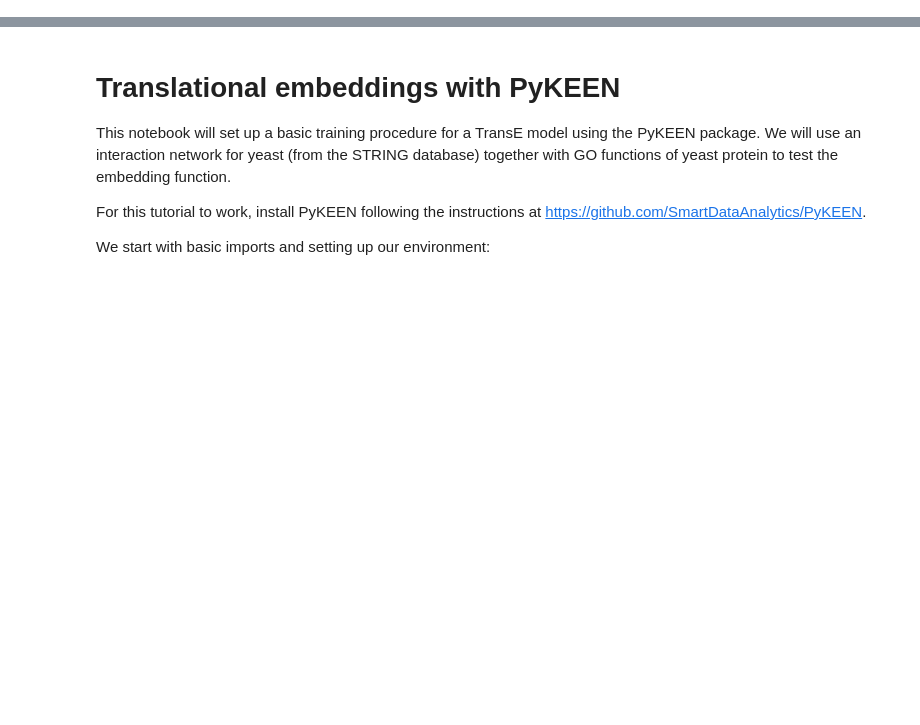
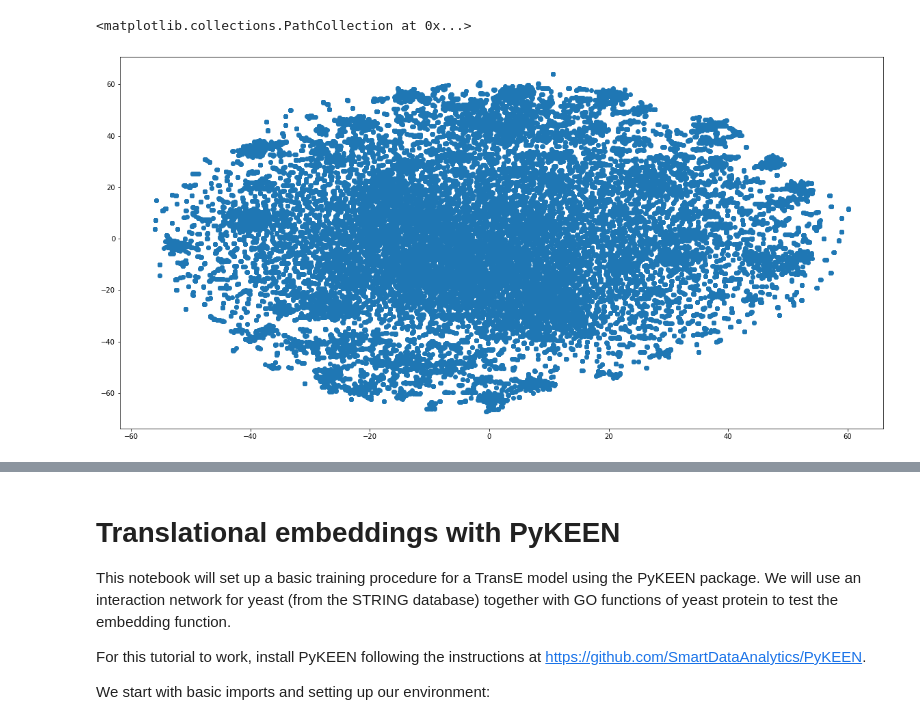
Before and after one commit to bio-ontology-research-group/ontology-tutorial, a Jupyter notebook: transe.ipynb, the cells around one changed output, grey strips where cells are left out. Drawn from its saved outputs; the diff is of its cells as text; code cells hidden in the pictures; blank space fills up the shorter version.

```diff
--- a/transe.ipynb
+++ b/transe.ipynb
@@ -0,0 +59,26 @@
+# %%
+import numpy as np
+import pandas as pd
+
+embeddings = pd.read_csv('data/yeast-classes-rdf.model.vec', header = None, skiprows = 1, sep = ' ')
+embds_data = embeddings.values
+embeddings_dict = dict(zip(embds_data[:,0],embds_data[:,1:-1]))
+
+mappings = pd.read_csv('data/yeast-classes-rdf.map', header = None, sep = '\t')
+mps = mappings.values
+mappings_dict = dict(zip(mps[:,1],mps[:,0]))
+
+embarr = {}
+for item in embeddings_dict:
+    if str(item).isdigit():
+        if int(item) in mappings_dict:
+            ent = mappings_dict[int(item)]
+            embarr[ent] = np.array(embeddings_dict[item], dtype = 'float')
+embarr
+size = len(embarr['http://www.w3.org/2000/01/rdf-schema#subClassOf'])
+embeds = np.zeros((len(embarr), size), dtype=np.float32)
+for i, emb in enumerate(embarr.values()):
+    embeds[i, :] = emb
+nodemap = {}
+for i, m in enumerate(embarr.keys()):
+    nodemap[i] = m
@@ -0,0 +87,5 @@
+# %%
+from matplotlib import pyplot as plt
+from sklearn.manifold import TSNE
+
+X = TSNE(n_components=2, verbose=1).fit_transform(embeds)
@@ -0,0 +110,8 @@
+# %%
+%matplotlib inline
+
+fig, ax = plt.subplots(figsize=(20, 10))
+plt.scatter(X[:, 0], X[:, 1], marker='o')
+# %% [output]
+<matplotlib.collections.PathCollection at 0x...>
+[figure, added]
```
Also changed, not shown: parts of 15 cells of this notebook, 1 other file.
